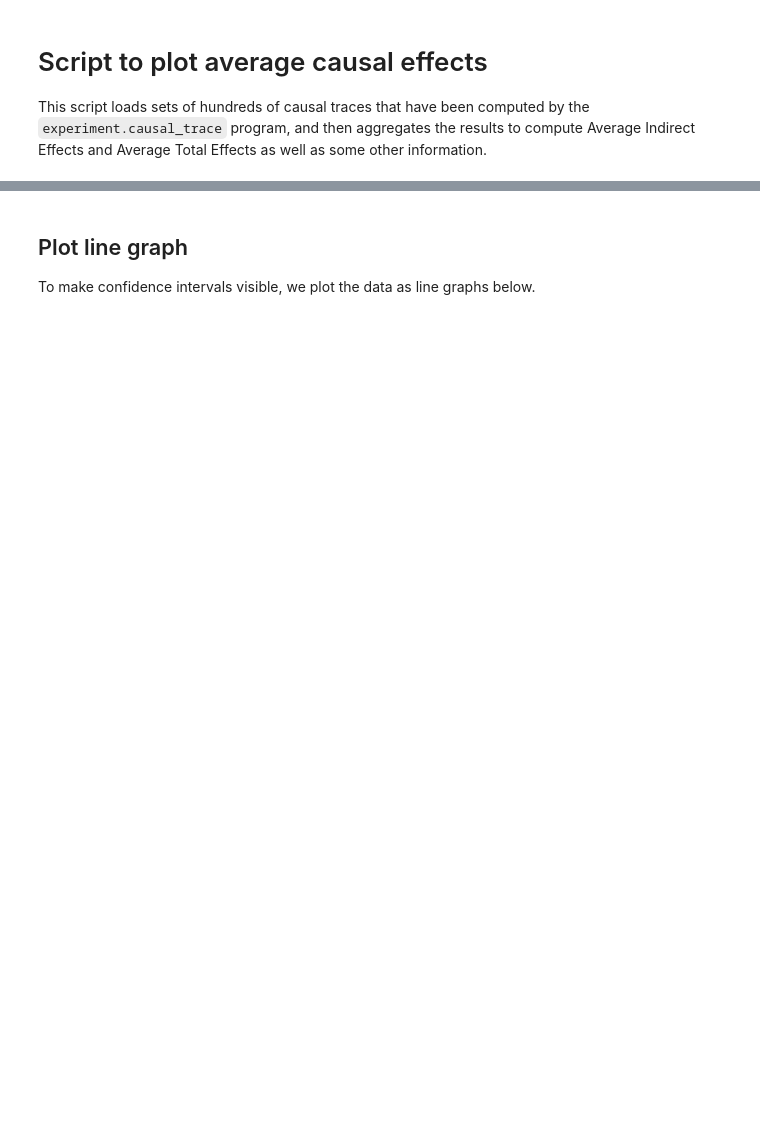
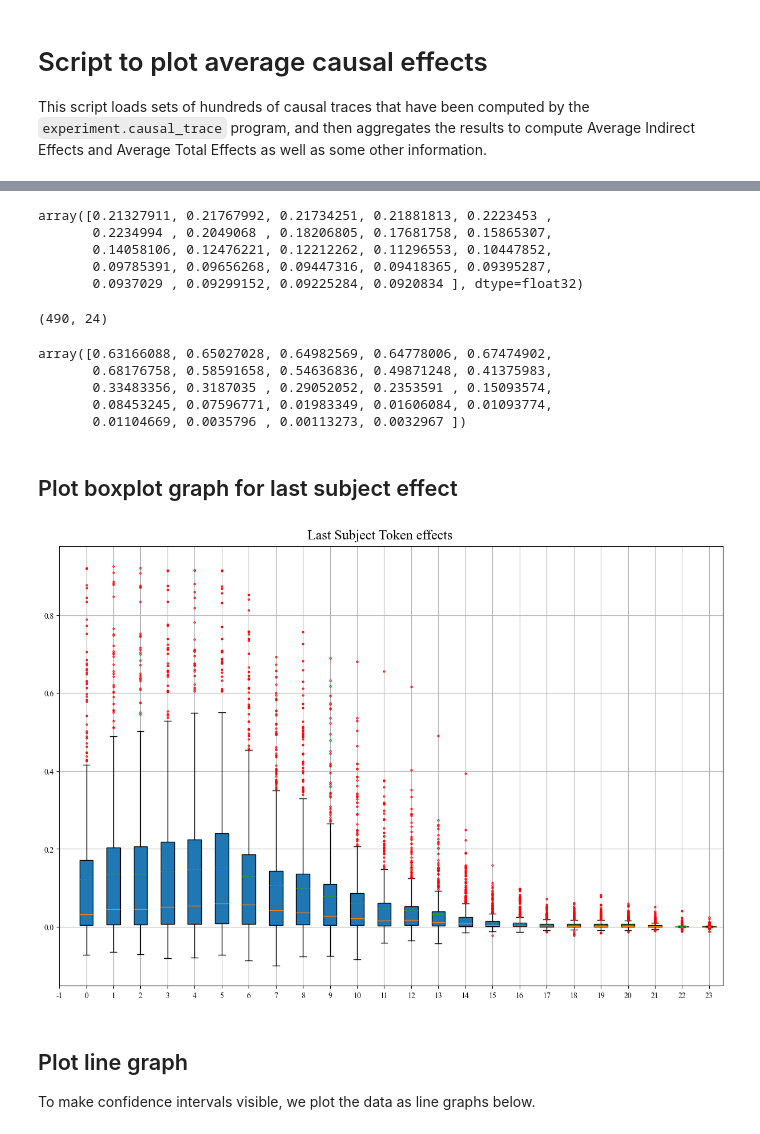
Before and after one commit to eduseiti/rome, a Jupyter notebook: notebooks/average_causal_effects.ipynb, the cells around one changed output, grey strips where cells are left out. Cells and saved outputs as stored; diff of their text form; code cells hidden in the pictures; blank space fills up the shorter version.

```diff
--- a/notebooks/average_causal_effects.ipynb
+++ b/notebooks/average_causal_effects.ipynb
@@ -64,6 +66,9 @@ def read_knowlege(count=150, kind=None, arch="gpt2-xl"):
         avg_fle,
         avg_fla,
     ) = [Avg() for _ in range(11)]
+
+    ignored_results = 0
+
     for i in range(count):
         try:
             data = numpy.load(f"{dirname}/knowledge_{i}{kindcode}.npz")
@@ -71,8 +76,10 @@ def read_knowlege(count=150, kind=None, arch="gpt2-xl"):
             continue
         # Only consider cases where the model begins with the correct prediction
         if "correct_prediction" in data and not data["correct_prediction"]:
+            ignored_results += 1
             continue
         scores = data["scores"]
+
         first_e, first_a = data["subject_range"]
         last_e = first_a - 1
         last_a = len(scores) - 1
@@ -128,8 +135,15 @@ def read_knowlege(count=150, kind=None, arch="gpt2-xl"):
     print("Max at last subject token", numpy.max(avg_le.avg()))
     print("Argmax at last prompt token", numpy.argmax(avg_la.avg()))
     print("Max at last prompt token", numpy.max(avg_la.avg()))
+
+    print("\n\nIgnored results: {}".format(ignored_results))
+
     return dict(
-        low_score=avg_ls.avg(), result=result, result_std=result_std, size=avg_fe.size()
+        low_score=avg_ls.avg(),
+        result=result,
+        result_std=result_std,
+        size=avg_fe.size(),
+        last_subject_data=numpy.array(avg_le.d).squeeze() - numpy.array(avg_ls.d)
     )
 # %%
 def plot_array(
@@ -185,6 +199,8 @@ def plot_array(
 # %%
 the_count = 1208
 high_score = None  # Scale all plots according to the y axis of the first plot
+
+computed_scores={}
 
 for kind in [None, "mlp", "attn"]:
     d = read_knowlege(the_count, kind, arch)
@@ -199,6 +215,10 @@ for kind in [None, "mlp", "attn"]:
     kindcode = "" if kind is None else f"_{kind}"
     if kind not in ["mlp", "attn"]:
         high_score = result.max()
+        computed_scores['entire_layer'] = d
+    else:
+        computed_scores[kind] =  d
+
     plot_array(
         result,
         kind=kind,
@@ -274,3 +353,56 @@ result[0,0], result[1,5], result[2,5], result[3,14], result[4,13], result[5,14]
+# %%
+computed_scores['mlp']["result_std"][2]
+# %% [output]
+array([0.21327911, 0.21767992, 0.21734251, 0.21881813, 0.2223453 ,
+       0.2234994 , 0.2049068 , 0.18206805, 0.17681758, 0.15865307,
+       0.14058106, 0.12476221, 0.12212262, 0.11296553, 0.10447852,
+       0.09785391, 0.09656268, 0.09447316, 0.09418365, 0.09395287,
+       0.0937029 , 0.09299152, 0.09225284, 0.0920834 ], dtype=float32)
+# %%
+computed_scores['mlp']['last_subject_data'].shape
+# %% [output]
+(490, 24)
+# %%
+computed_scores['mlp']['last_subject_data'][0]
+# %% [output]
+array([0.63166088, 0.65027028, 0.64982569, 0.64778006, 0.67474902,
+       0.68176758, 0.58591658, 0.54636836, 0.49871248, 0.41375983,
+       0.33483356, 0.3187035 , 0.29052052, 0.2353591 , 0.15093574,
+       0.08453245, 0.07596771, 0.01983349, 0.01606084, 0.01093774,
+       0.01104669, 0.0035796 , 0.00113273, 0.0032967 ])
+# %% [markdown]
+## Plot boxplot graph for last subject effect
+# %%
+fig = plt.figure(figsize=[15, 10])
+
+fig.suptitle("Last Subject Token effects", y=0.91, fontsize='xx-large')
+
+plt.grid()
+
+flierprops = dict(marker='o', markersize=2, linestyle='none', markeredgecolor='r')
+
+all_boxplots = plt.boxplot(computed_scores['mlp']['last_subject_data'],
+                           patch_artist=True,
+                           vert=True,
+                           meanline=True,
+                           showmeans=True,
+                           flierprops=flierprops)
+
+# colors = ['pink', 'lightblue', 'lightgreen', 'lightyellow'][::-1]
+
+# all_boxes = all_boxplots['boxes']
+
+# for i, which_box in enumerate(all_boxes):
+#     which_box.set_facecolor(colors[i % 4])
+
+
+
+# plt.yticks(range(4, correlation_df.shape[0] + 1, 4), correlation_df.iloc[::4]['query'])
+plt.xticks(numpy.arange(0, 25), numpy.arange(-1, 24))
+
+plt.show()
+# %% [output]
+[figure, added]
 # %% [markdown]
 ## Plot line graph
 
```
Also changed, not shown: parts of 13 cells of this notebook, 5 other files.
